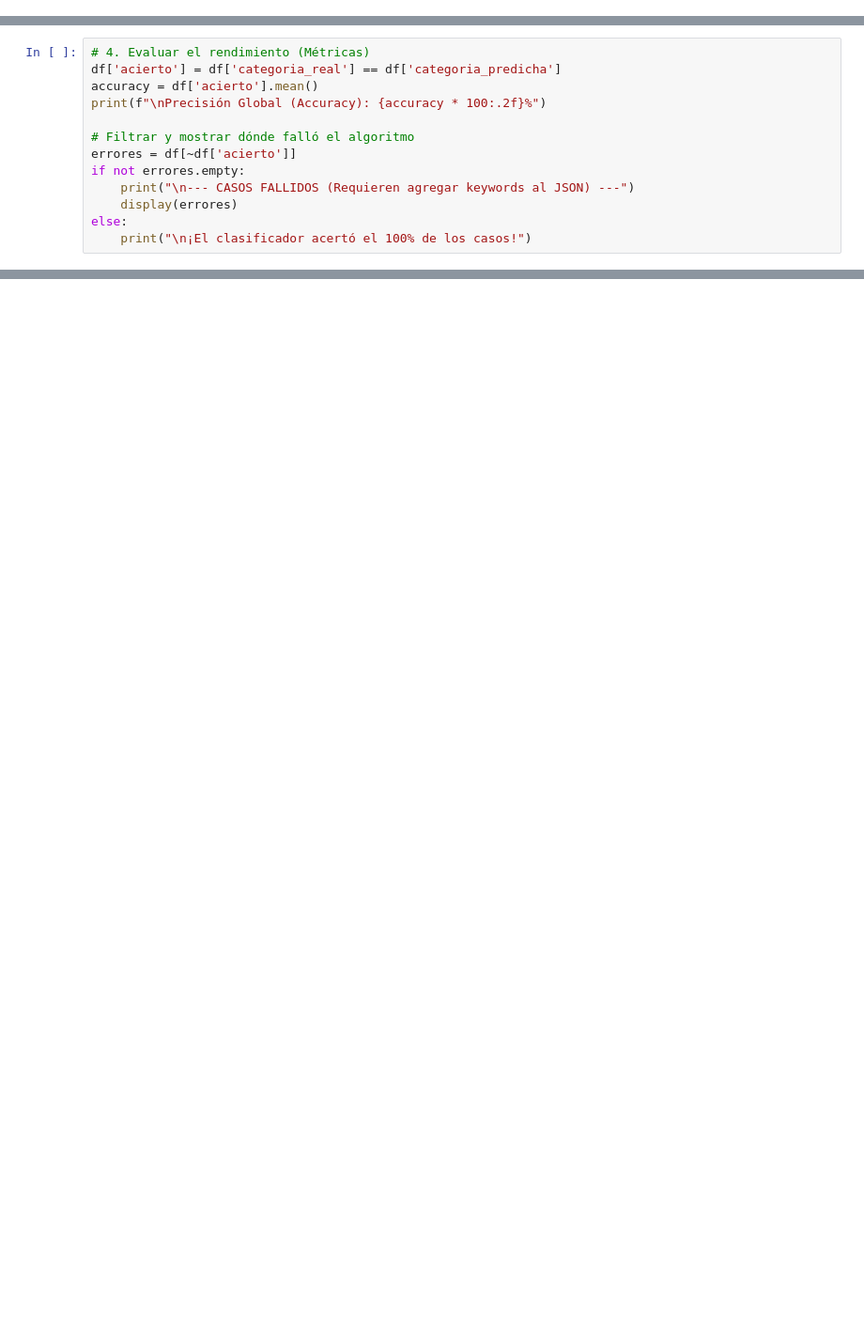
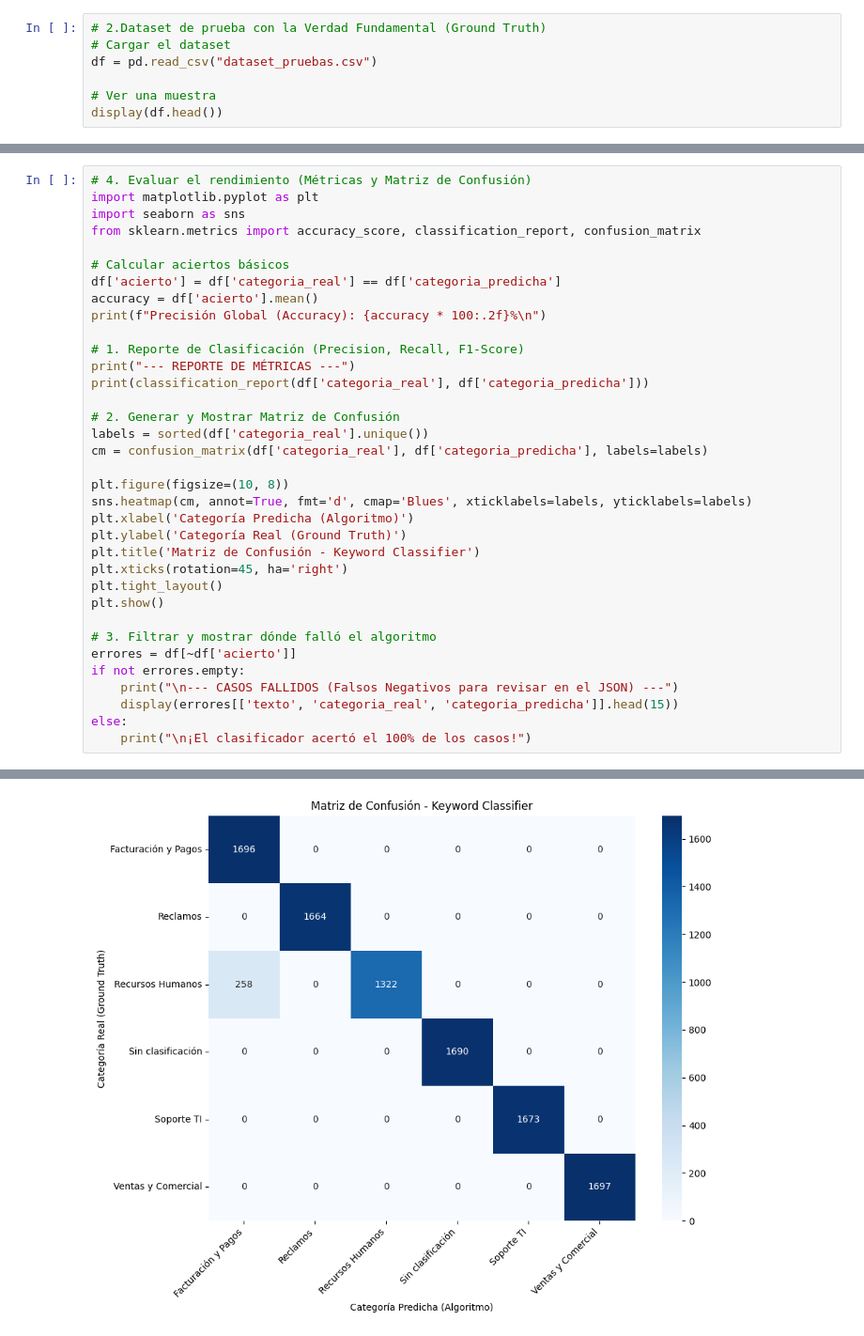
Before and after one commit to 7gnacio-Codez/Keyword_classifier, a Jupyter notebook: test_clasificador.ipynb, the cells around one changed output, grey strips where cells are left out. Shown at 94% size. Cells and saved outputs as stored; diff of their text form; blank space fills up the shorter version.

```diff
--- a/test_clasificador.ipynb
+++ b/test_clasificador.ipynb
@@ -27,0 +14,7 @@ df.head()
+# %%
+# 2.Dataset de prueba con la Verdad Fundamental (Ground Truth)
+# Cargar el dataset
+df = pd.read_csv("dataset_pruebas.csv")
+
+# Ver una muestra
+display(df.head())
@@ -36,13 +54,36 @@ display(df)
 # %%
-# 4. Evaluar el rendimiento (Métricas)
+# 4. Evaluar el rendimiento (Métricas y Matriz de Confusión)
+import matplotlib.pyplot as plt
+import seaborn as sns
+from sklearn.metrics import accuracy_score, classification_report, confusion_matrix
+
+# Calcular aciertos básicos
 df['acierto'] = df['categoria_real'] == df['categoria_predicha']
 accuracy = df['acierto'].mean()
-print(f"\nPrecisión Global (Accuracy): {accuracy * 100:.2f}%")
+print(f"Precisión Global (Accuracy): {accuracy * 100:.2f}%\n")
 
-# Filtrar y mostrar dónde falló el algoritmo
+# 1. Reporte de Clasificación (Precision, Recall, F1-Score)
+print("--- REPORTE DE MÉTRICAS ---")
+print(classification_report(df['categoria_real'], df['categoria_predicha']))
+
+# 2. Generar y Mostrar Matriz de Confusión
+labels = sorted(df['categoria_real'].unique())
+cm = confusion_matrix(df['categoria_real'], df['categoria_predicha'], labels=labels)
+
+plt.figure(figsize=(10, 8))
+sns.heatmap(cm, annot=True, fmt='d', cmap='Blues', xticklabels=labels, yticklabels=labels)
+plt.xlabel('Categoría Predicha (Algoritmo)')
+plt.ylabel('Categoría Real (Ground Truth)')
+plt.title('Matriz de Confusión - Keyword Classifier')
+plt.xticks(rotation=45, ha='right')
+plt.tight_layout()
+plt.show()
+
+# 3. Filtrar y mostrar dónde falló el algoritmo
 errores = df[~df['acierto']]
 if not errores.empty:
-    print("\n--- CASOS FALLIDOS (Requieren agregar keywords al JSON) ---")
-    display(errores)
+    print("\n--- CASOS FALLIDOS (Falsos Negativos para revisar en el JSON) ---")
+    display(errores[['texto', 'categoria_real', 'categoria_predicha']].head(15))
 else:
     print("\n¡El clasificador acertó el 100% de los casos!")
+# %% [output]
@@ -48,0 +105 @@ else:
+[figure, added]
```
Also changed, not shown: parts of 8 cells of this notebook.
